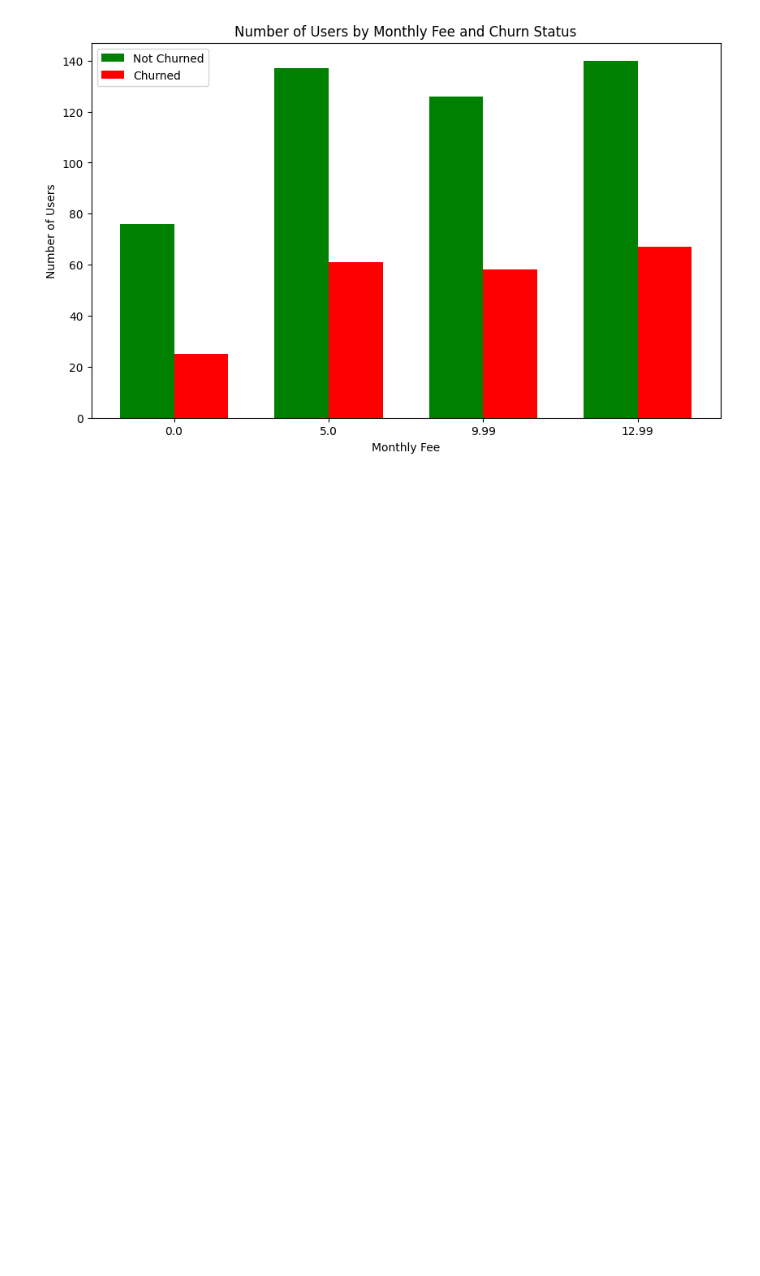
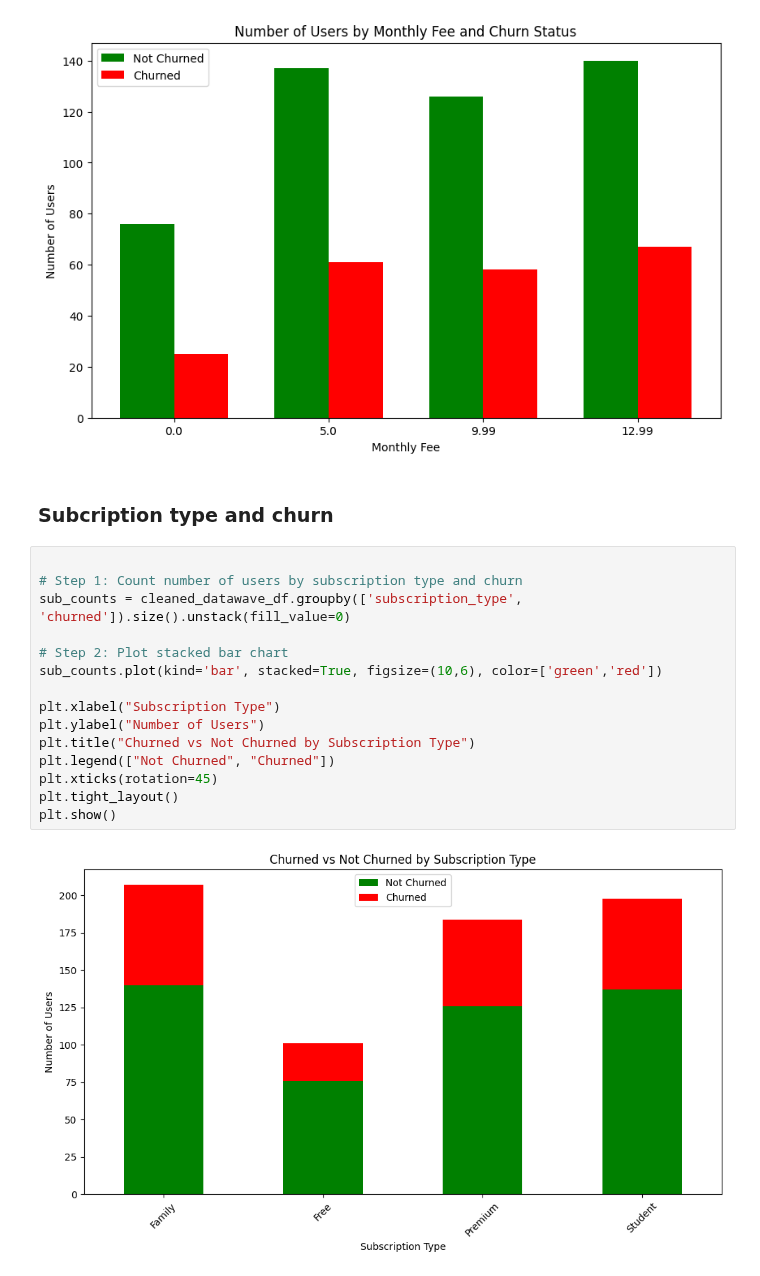
Before and after one commit to ice-alt/PortfolioProjects, a Jupyter notebook: DataWave Music/DataWave_Music_Analysis.ipynb, the cells around one changed output. Cells and saved outputs as stored; diff of their text form; blank space fills up the shorter version.

Commit message:
subscription type and churn

```diff
--- a/DataWave Music/DataWave_Music_Analysis.ipynb
+++ b/DataWave Music/DataWave_Music_Analysis.ipynb
@@ -911,3 +911,22 @@ plt.legend()
 plt.show()
 # %% [output]
 [figure]
+# %% [markdown]
+### Subcription type and churn
+# %%
+
+# Step 1: Count number of users by subscription type and churn
+sub_counts = cleaned_datawave_df.groupby(['subscription_type', 'churned']).size().unstack(fill_value=0)
+
+# Step 2: Plot stacked bar chart
+sub_counts.plot(kind='bar', stacked=True, figsize=(10,6), color=['green','red'])
+
+plt.xlabel("Subscription Type")
+plt.ylabel("Number of Users")
+plt.title("Churned vs Not Churned by Subscription Type")
+plt.legend(["Not Churned", "Churned"])
+plt.xticks(rotation=45)
+plt.tight_layout()
+plt.show()
+# %% [output]
+[figure, added]
```
Also changed, not shown: parts of 1 cell of this notebook.
